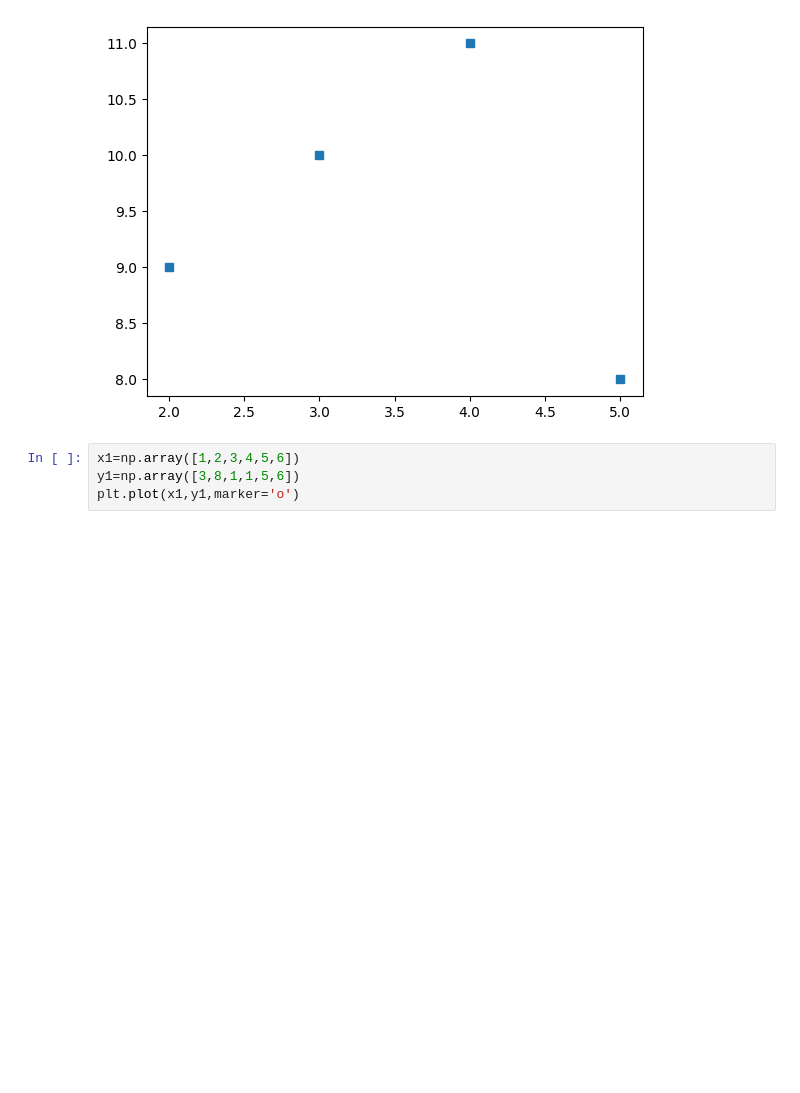
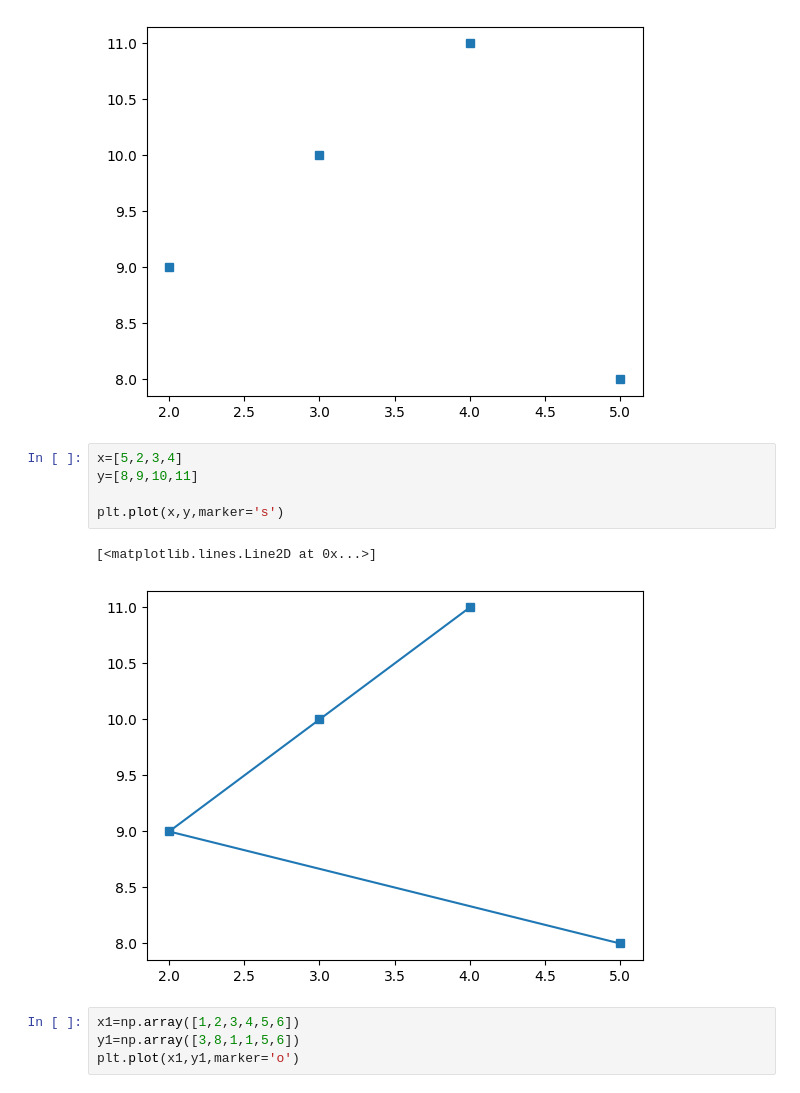
Before and after one commit to Nandana-Anil/Machine_Learning, a Jupyter notebook: matplot/mat.ipynb, the cells around one changed output. Drawn from its saved outputs; the diff is of its cells as text; blank space fills up the shorter version.

```diff
--- a/matplot/mat.ipynb
+++ b/matplot/mat.ipynb
@@ -30,6 +30,14 @@ plt.plot(x,y,'s')  #marker  * + o s
 # %% [output]
 [<matplotlib.lines.Line2D at 0x...>]
 [figure]
+# %%
+x=[5,2,3,4]
+y=[8,9,10,11]
+
+plt.plot(x,y,marker='s')
+# %% [output]
+[<matplotlib.lines.Line2D at 0x...>]
+[figure, added]
 # %%
 x1=np.array([1,2,3,4,5,6])
 y1=np.array([3,8,1,1,5,6])
```
Also changed, not shown: parts of 12 cells of this notebook.
